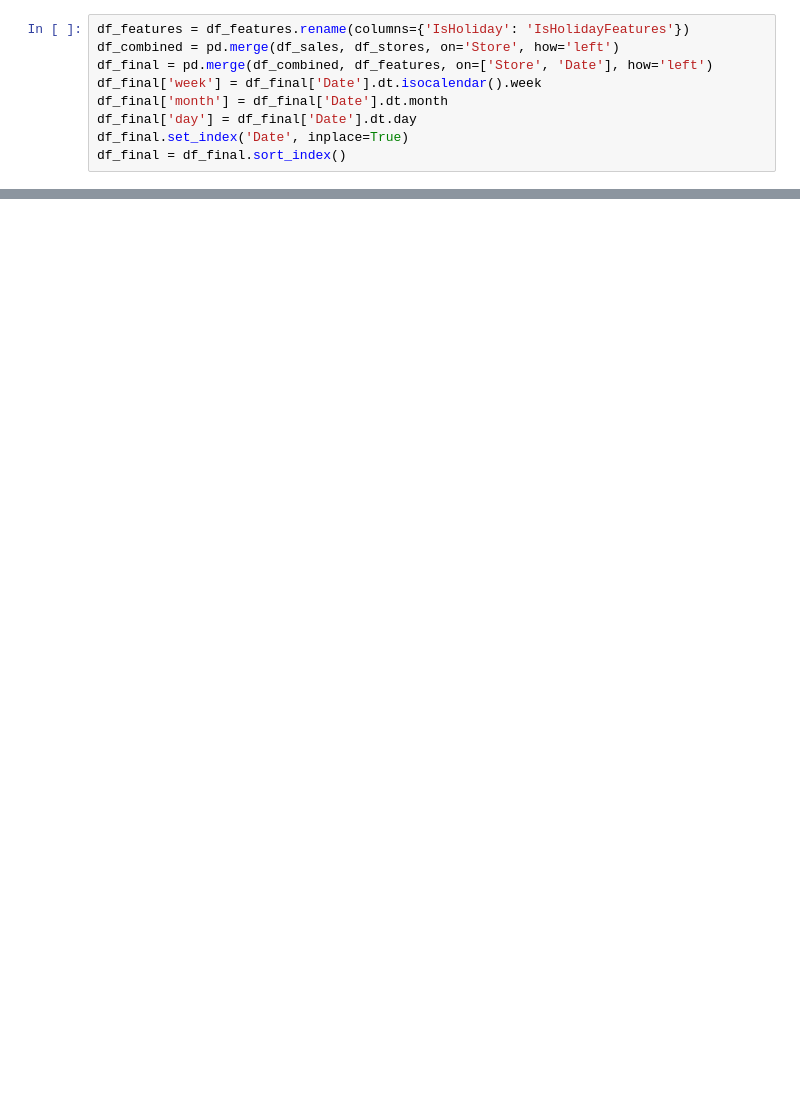
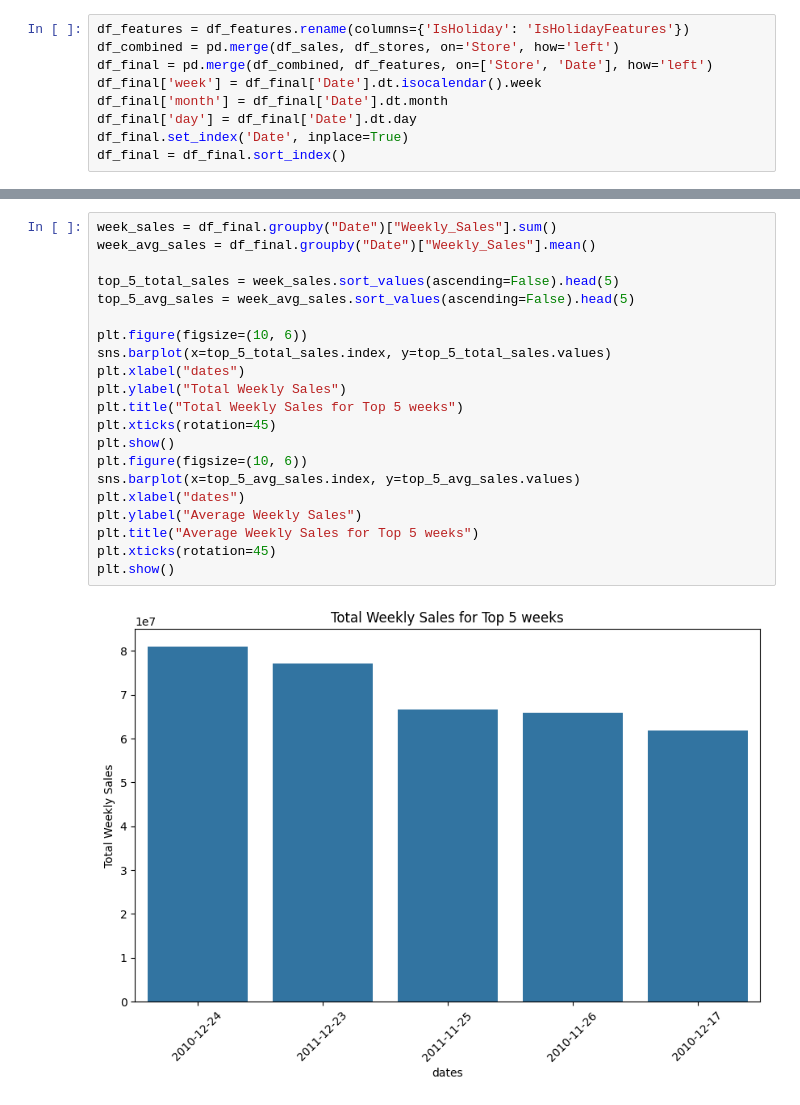
Before and after one commit to jpgianfaldoni/challenge-mle, a Jupyter notebook: notebooks/data_exploring.ipynb, the cells around one changed output, grey strips where cells are left out. Cells and saved outputs as stored; diff of their text form; blank space fills up the shorter version.

```diff
--- a/notebooks/data_exploring.ipynb
+++ b/notebooks/data_exploring.ipynb
@@ -45,0 +78,23 @@ plt.show()
+# %%
+week_sales = df_final.groupby("Date")["Weekly_Sales"].sum()
+week_avg_sales = df_final.groupby("Date")["Weekly_Sales"].mean()
+
+top_5_total_sales = week_sales.sort_values(ascending=False).head(5)
+top_5_avg_sales = week_avg_sales.sort_values(ascending=False).head(5)
+
+plt.figure(figsize=(10, 6))
+sns.barplot(x=top_5_total_sales.index, y=top_5_total_sales.values)
+plt.xlabel("dates")
+plt.ylabel("Total Weekly Sales")
+plt.title("Total Weekly Sales for Top 5 weeks")
+plt.xticks(rotation=45)
+plt.show()
+plt.figure(figsize=(10, 6))
+sns.barplot(x=top_5_avg_sales.index, y=top_5_avg_sales.values)
+plt.xlabel("dates")
+plt.ylabel("Average Weekly Sales")
+plt.title("Average Weekly Sales for Top 5 weeks")
+plt.xticks(rotation=45)
+plt.show()
+# %% [output]
+[figure, added]
```
Also changed, not shown: parts of 18 cells of this notebook, 6 other files.
